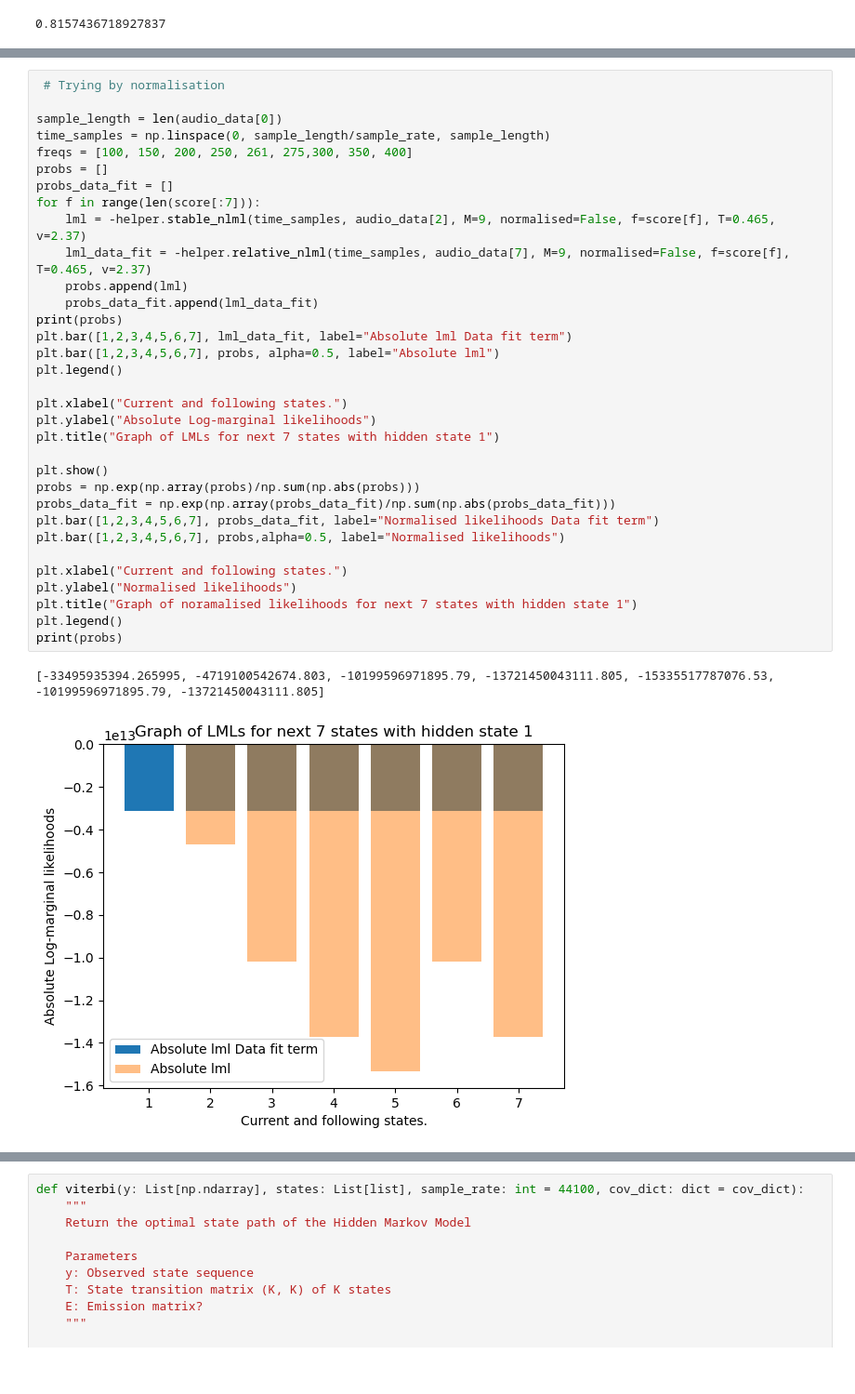
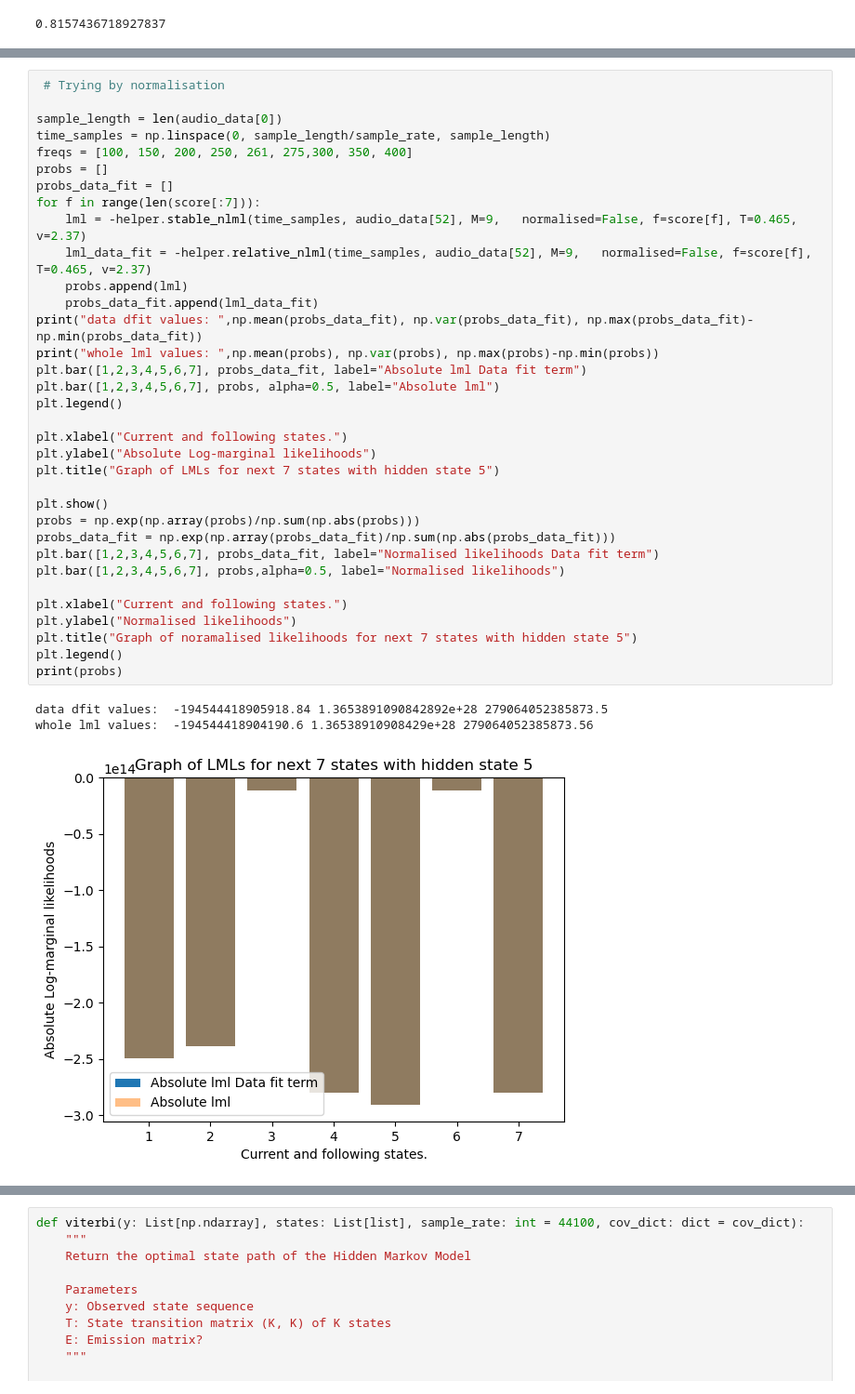
Before and after one commit to josephinecowley/Score-follower, a Jupyter notebook: viterbi_experiments/viterbi_state_duration_models.ipynb, the cells around one changed output, grey strips where cells are left out. Shown at 93% size. Saved outputs shown, nothing was run; the diff lists cells and outputs as text.

```diff
--- a/viterbi_experiments/viterbi_state_duration_models.ipynb
+++ b/viterbi_experiments/viterbi_state_duration_models.ipynb
@@ -93,36 +135,38 @@ print(advance_transition)
 # %%
  # Trying by normalisation
 
 sample_length = len(audio_data[0])
 time_samples = np.linspace(0, sample_length/sample_rate, sample_length)
 freqs = [100, 150, 200, 250, 261, 275,300, 350, 400]
 probs = []
 probs_data_fit = []
 for f in range(len(score[:7])):
-    lml = -helper.stable_nlml(time_samples, audio_data[2], M=9, normalised=False, f=score[f], T=0.465, v=2.37)
-    lml_data_fit = -helper.relative_nlml(time_samples, audio_data[7], M=9, normalised=False, f=score[f], T=0.465, v=2.37)
+    lml = -helper.stable_nlml(time_samples, audio_data[52], M=9,   normalised=False, f=score[f], T=0.465, v=2.37)
+    lml_data_fit = -helper.relative_nlml(time_samples, audio_data[52], M=9,   normalised=False, f=score[f], T=0.465, v=2.37)
     probs.append(lml)
     probs_data_fit.append(lml_data_fit)
-print(probs)
-plt.bar([1,2,3,4,5,6,7], lml_data_fit, label="Absolute lml Data fit term")
+print("data dfit values: ",np.mean(probs_data_fit), np.var(probs_data_fit), np.max(probs_data_fit)-np.min(probs_data_fit))
+print("whole lml values: ",np.mean(probs), np.var(probs), np.max(probs)-np.min(probs))
+plt.bar([1,2,3,4,5,6,7], probs_data_fit, label="Absolute lml Data fit term")
 plt.bar([1,2,3,4,5,6,7], probs, alpha=0.5, label="Absolute lml")
 plt.legend()
 
 plt.xlabel("Current and following states.")
 plt.ylabel("Absolute Log-marginal likelihoods")
-plt.title("Graph of LMLs for next 7 states with hidden state 1")
+plt.title("Graph of LMLs for next 7 states with hidden state 5")
 
 plt.show()
 probs = np.exp(np.array(probs)/np.sum(np.abs(probs)))
 probs_data_fit = np.exp(np.array(probs_data_fit)/np.sum(np.abs(probs_data_fit)))
 plt.bar([1,2,3,4,5,6,7], probs_data_fit, label="Normalised likelihoods Data fit term")
 plt.bar([1,2,3,4,5,6,7], probs,alpha=0.5, label="Normalised likelihoods")
 
 plt.xlabel("Current and following states.")
 plt.ylabel("Normalised likelihoods")
-plt.title("Graph of noramalised likelihoods for next 7 states with hidden state 1")
+plt.title("Graph of noramalised likelihoods for next 7 states with hidden state 5")
 plt.legend()
 print(probs)
 # %% [output]
-[-33495935394.265995, -4719100542674.803, -10199596971895.79, -13721450043111.805, -15335517787076.53, -10199596971895.79, -13721450043111.805]
+data dfit values:  -194544418905918.84 1.3653891090842892e+28 279064052385873.5
+whole lml values:  -194544418904190.6 1.36538910908429e+28 279064052385873.56
-[figure, old version]
+[figure, new version]
```
Also changed, not shown: parts of 2 cells of this notebook.
